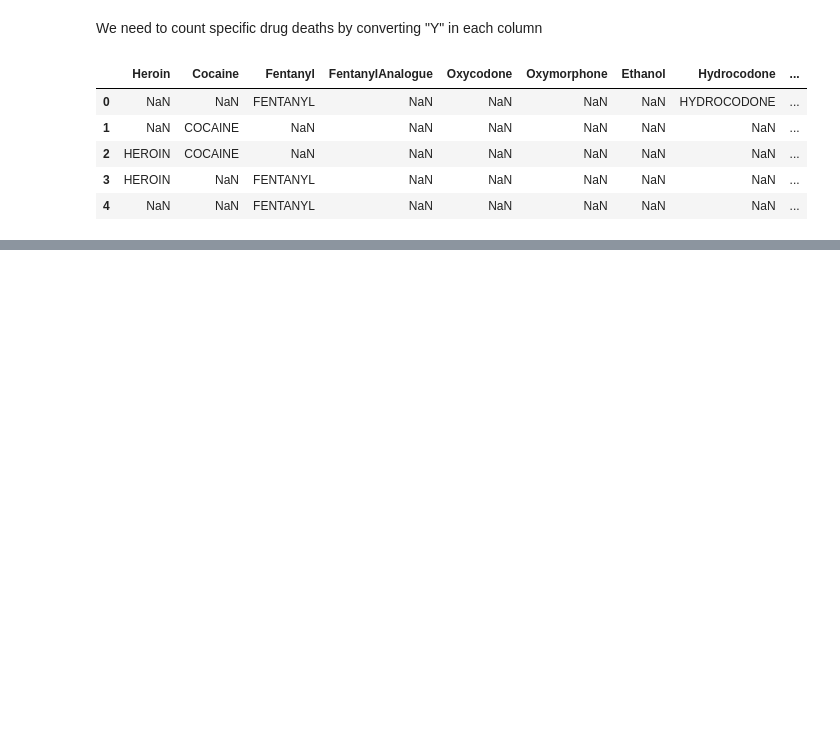
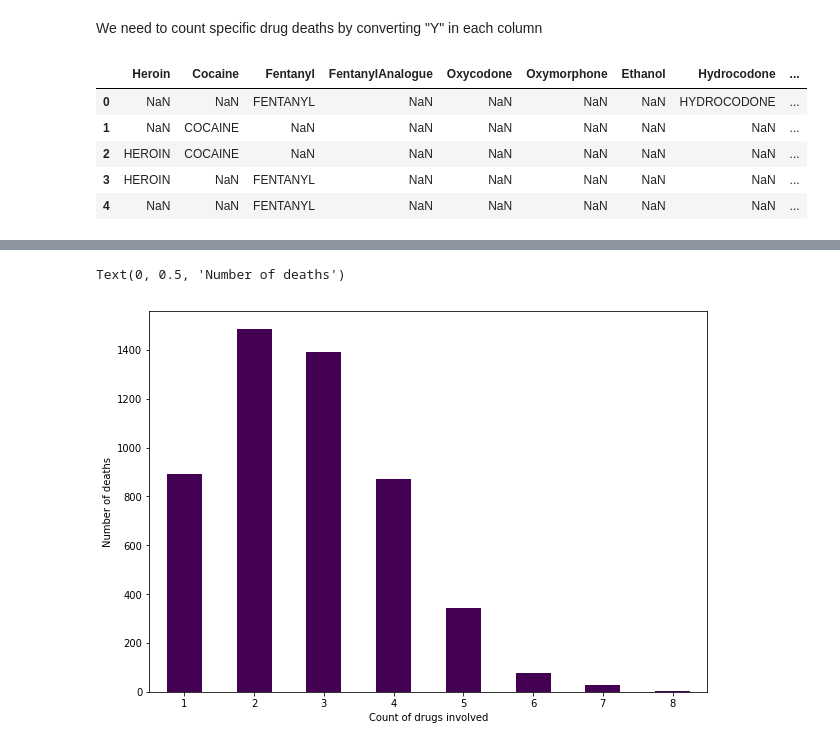
Before and after one commit to YMandCL/CT-Drug-Related-Deaths-2012-2018, a Jupyter notebook: CT Drug Overdoses 2012-2018.ipynb, the cells around one changed output, grey strips where cells are left out. Cells and saved outputs as stored; diff of their text form; code cells hidden in the pictures; blank space fills up the shorter version.

```diff
--- a/CT Drug Overdoses 2012-2018.ipynb
+++ b/CT Drug Overdoses 2012-2018.ipynb
@@ -162,0 +182,3 @@ Name: drugs_used, Length: 849, dtype: int64
+# %%
+od['drugs_count'] = od['drugs_used'].apply(lambda drugs: len(drugs.split(', ')))
+od.head()
@@ -162,0 +193,9 @@ Name: drugs_used, Length: 849, dtype: int64
+# %%
+drugs_invovled_counts = od.groupby('drugs_count')['drugs_count'].count()
+# %%
+drugs_invovled_counts.plot(kind='bar', rot=0, figsize=(10,7), colormap='viridis');
+plt.xlabel("Count of drugs involved")
+plt.ylabel("Number of deaths")
+# %% [output]
+Text(0, 0.5, 'Number of deaths')
+[figure, added]
```
Also changed, not shown: parts of 17 cells of this notebook.
